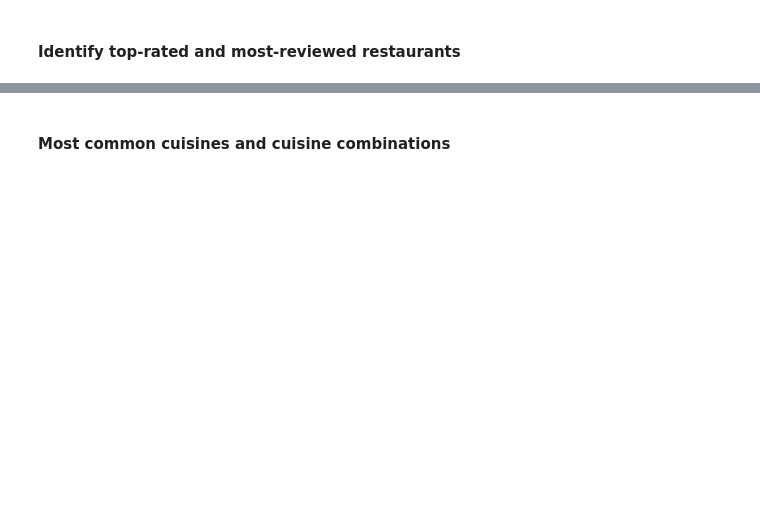
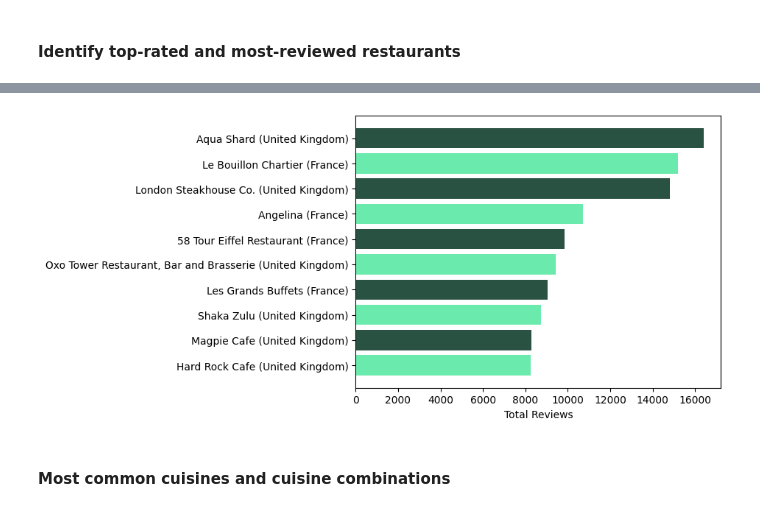
Before and after one commit to CharulMathur4592/tripadvisor_restaurants_analysis, a Jupyter notebook: notebooks/tripadvisor_european_restaurants.ipynb, the cells around one changed output, grey strips where cells are left out. Saved outputs shown, nothing was run; the diff lists cells and outputs as text; code cells hidden in the pictures; blank space fills up the shorter version.

```diff
--- a/notebooks/tripadvisor_european_restaurants.ipynb
+++ b/notebooks/tripadvisor_european_restaurants.ipynb
@@ -215,12 +372,14 @@ most_reviewed[["restaurant_name", "city", "country", "avg_rating", "total_review
 # %%
 plt.figure()
 plt.barh(most_reviewed["restaurant_name"] + " " + "(" + most_reviewed["country"] + ")",
          most_reviewed["total_reviews_count"],
          color = ["#2A5243", "#6aeaac"])
 plt.xlabel("Total Reviews")
-plt.title("Most-Reviewed Restaurants")
+plt.title("")
 plt.gca().invert_yaxis()
 plt.show()
+# %% [output]
+[figure, added]
 # %%
 """
 What this shows
```
Also changed, not shown: parts of 189 cells of this notebook, 2 other files.
